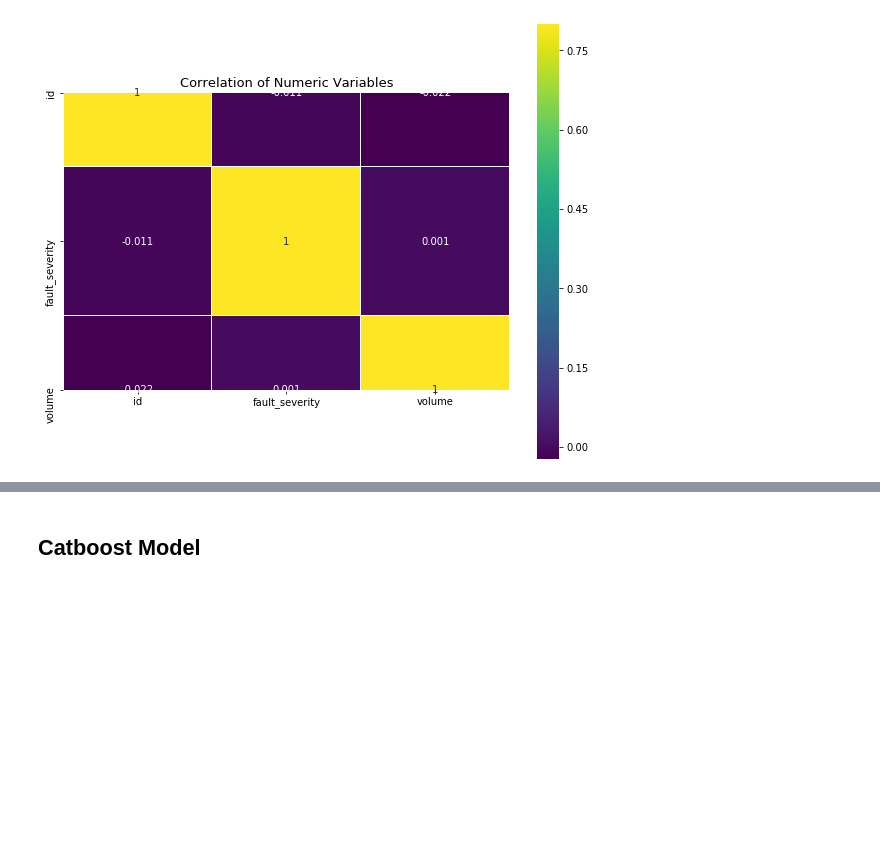
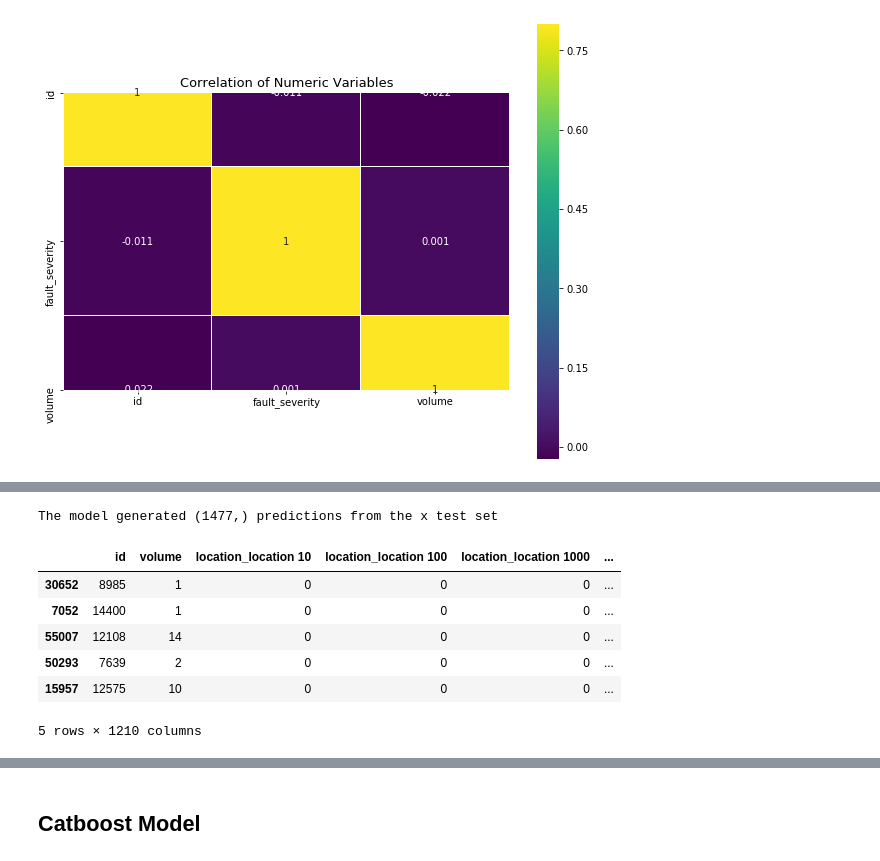
Before and after one commit to rowlandhill2020/NU_498_Team55, a Jupyter notebook: Team_55_Telstra.ipynb, the cells around one changed output, grey strips where cells are left out. Saved outputs shown, nothing was run; the diff lists cells and outputs as text; code cells hidden in the pictures; blank space fills up the shorter version.

```diff
--- a/Team_55_Telstra.ipynb
+++ b/Team_55_Telstra.ipynb
@@ -256,0 +277,23 @@ plt.show()
+# %%
+### Make prediction with classification model ###
+
+clf_validation = clf_model.predict(x_validation)
+# %%
+### Obtain results ###
+
+print('The model generated', clf_validation.shape, 'predictions from the x test set')
+
+x_predictions_clf = x_validation
+x_predictions_clf['PREDICTION'] = clf_validation
+# %% [output]
+The model generated (1477,) predictions from the x test set
+# %%
+x_predictions_clf.head()
+# %% [output]
+|  | id | volume | location_location 10 | location_location 100 | location_location 1000 | ... |
+| 30652 | 8985 | 1 | 0 | 0 | 0 | ... |
+| 7052 | 14400 | 1 | 0 | 0 | 0 | ... |
+| 55007 | 12108 | 14 | 0 | 0 | 0 | ... |
+| 50293 | 7639 | 2 | 0 | 0 | 0 | ... |
+| 15957 | 12575 | 10 | 0 | 0 | 0 | ... |
+5 rows × 1210 columns
```
Also changed, not shown: parts of 12 cells of this notebook.
